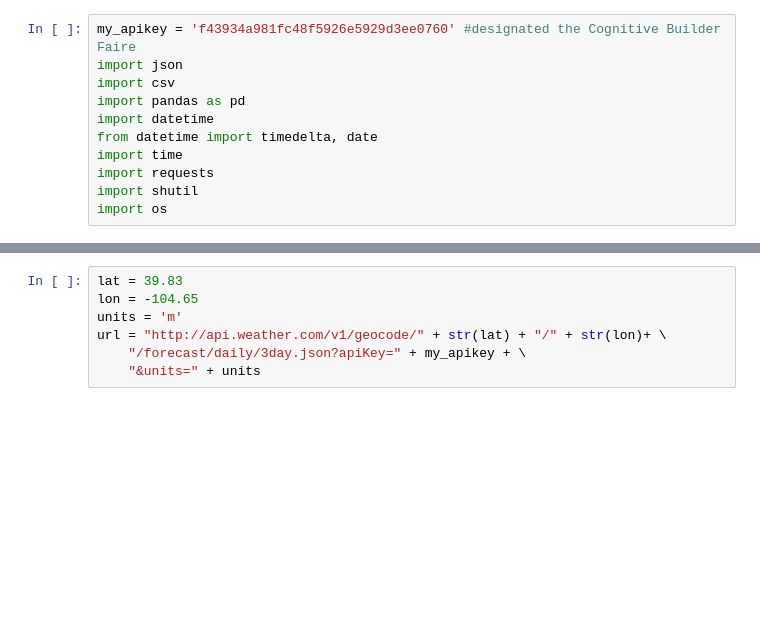
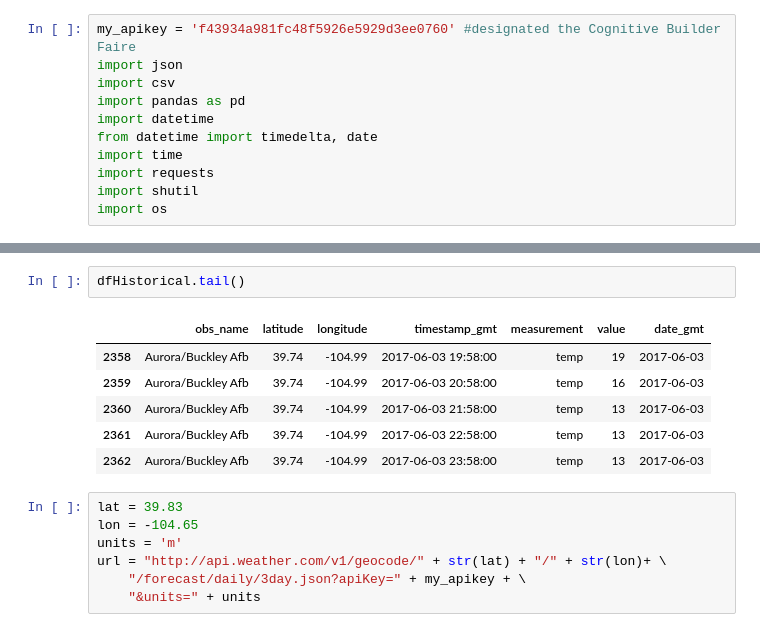
Before and after one commit to slswee/Hermes, a Jupyter notebook: JupyterNotebooks/todayWeather.ipynb, the cells around one changed output, grey strips where cells are left out. Cells and saved outputs as stored; diff of their text form; blank space fills up the shorter version.

```diff
--- a/JupyterNotebooks/todayWeather.ipynb
+++ b/JupyterNotebooks/todayWeather.ipynb
@@ -164,3 +169,12 @@ df1.head()
+# %%
+dfHistorical.tail()
+# %% [output]
+|  | obs_name | latitude | longitude | timestamp_gmt | measurement | value | date_gmt |
+| 2358 | Aurora/Buckley Afb | 39.74 | -104.99 | 2017-06-03 19:58:00 | temp | 19 | 2017-06-03 |
+| 2359 | Aurora/Buckley Afb | 39.74 | -104.99 | 2017-06-03 20:58:00 | temp | 16 | 2017-06-03 |
+| 2360 | Aurora/Buckley Afb | 39.74 | -104.99 | 2017-06-03 21:58:00 | temp | 13 | 2017-06-03 |
+| 2361 | Aurora/Buckley Afb | 39.74 | -104.99 | 2017-06-03 22:58:00 | temp | 13 | 2017-06-03 |
+| 2362 | Aurora/Buckley Afb | 39.74 | -104.99 | 2017-06-03 23:58:00 | temp | 13 | 2017-06-03 |
 # %%
 lat = 39.83
 lon = -104.65
```
Also changed, not shown: parts of 5 cells of this notebook.
